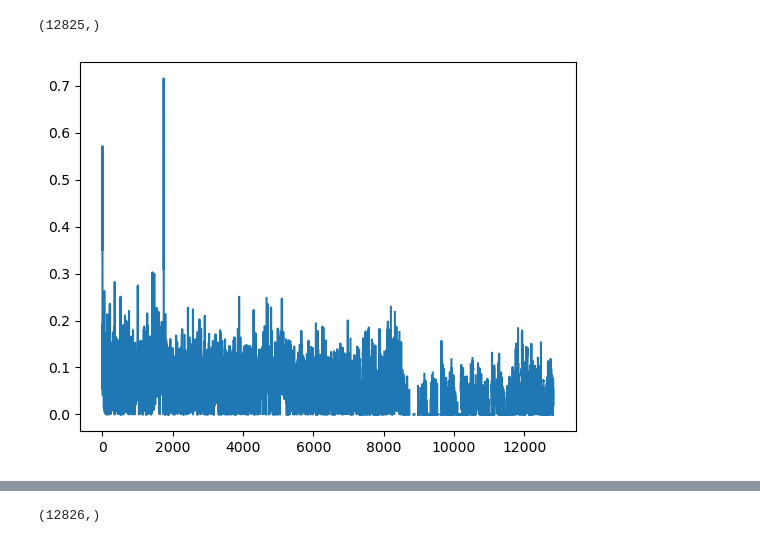
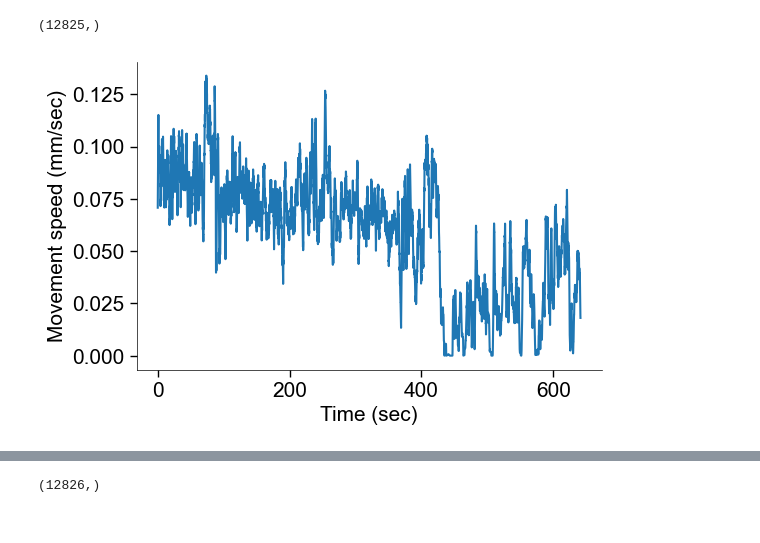
Before and after one commit to MunibH/g5ht-pipeline, a Jupyter notebook: view_h5_data.ipynb, the cells around one changed output, grey strips where cells are left out. Cells and saved outputs as stored; diff of their text form; code cells hidden in the pictures.

```diff
--- a/view_h5_data.ipynb
+++ b/view_h5_data.ipynb
@@ -297,15 +353,50 @@ plt.show()
 # %%
-# calculate speed from pos_stage
+# calculate 1 second moving average speed from pos_stage
+
+# speed = np.zeros(pos_stage.shape[0]-1)
+# window_size = int(fps)  # number of frames in 1 second
+# for i in range(len(speed)):
+#     start = max(0, i - window_size//2)
+#     end = min(len(pos_stage)-1, i + window_size//2)
+#     diffs = np.diff(pos_stage[start:end+1]/10000, axis=0)  # shape (window_size-1, 2)
+#     distances = np.sqrt(diffs[:,0]**2 + diffs[:,1]**2)  # in mm
+#     time_diffs = (end - start) / fps  # in seconds
+#     speed[i] = np.sum(distances) / time_diffs  # in mm per second
+
 diffs = np.diff(pos_stage/10000, axis=0)  # shape (T-1, 2)
 distances = np.sqrt(diffs[:,0]**2 + diffs[:,1]**2)  # in mm
 time_diffs = 1.0 / fps  # in seconds
-speeds = distances / time_diffs  # in mm per second
-speeds.shape
+speed = distances / time_diffs  # in mm per second
+speed.shape
+
+# smooth speed with a moving average filter, handle missing values appropriately
+window_size = int(fps)*2  # 1 second window
+speed_smooth = np.convolve(speed, np.ones(window_size)/window_size, mode='same')
+speed_smooth.shape
+# handle missing values by interpolation
+speed_interp = np.interp(np.arange(len(speed)), np.arange(len(speed))[~np.isnan(speed)], speed[~np.isnan(speed)])
+speed_smooth_interp = np.convolve(speed_interp, np.ones(window_size)/window_size, mode='same')
+speed_smooth_interp.shape
 # %% [output]
 (12825,)
 # %%
-plt.figure()
-plt.plot(speeds)
+import utils
+import importlib
+_ = importlib.reload(utils)
+# # change font to arial
+# plt.rcParams['font.family'] = 'Arial'
+# # change all font sizes
+# plt.rcParams.update({'font.size': 15})
+# plt.rcParams['svg.fonttype'] = 'none'
+
+plt, ax = utils.pretty_plot()
+
+# plt.figure()
+ax.plot(np.arange(len(speed_smooth_interp))/fps, speed_smooth_interp)
+ax.set_xlabel('Time (sec)')
+ax.set_ylabel('Movement speed (mm/sec)')
+# save figure so that all elements are editable in adobe illustrator, so not png
+plt.savefig(r'C:\Users\munib\Downloads\speed.svg', dpi=300)
 plt.show()
 # %% [output]
-[figure, old version]
+[figure, new version]
```
Also changed, not shown: parts of 10 cells of this notebook, 4 other files.
